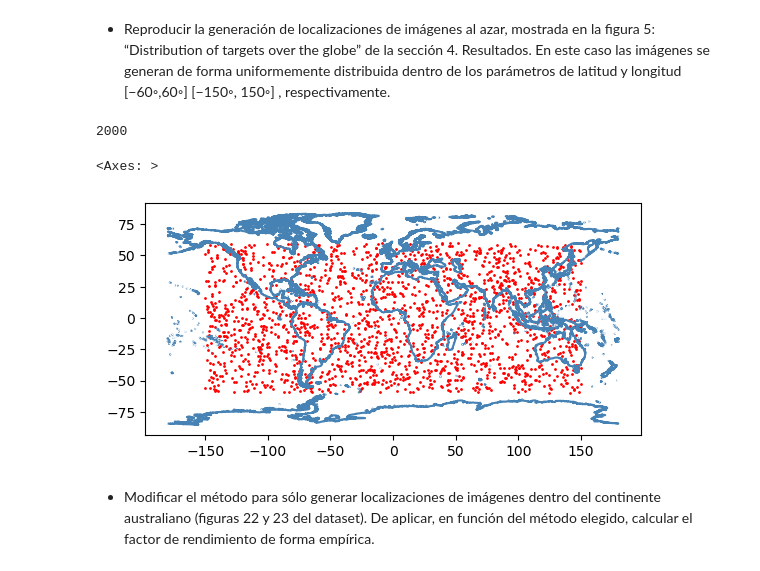
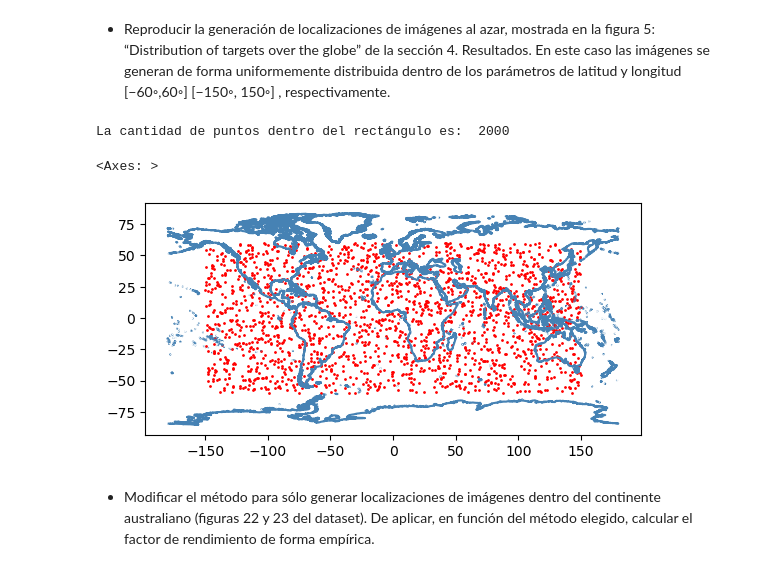
Before and after one commit to MartinCohen98/simulacion_tp1_grupo2_1c2024, a Jupyter notebook: mixmax_rng.ipynb, the cells around one changed output. Saved outputs shown, nothing was run; the diff lists cells and outputs as text; code cells hidden in the pictures.

```diff
--- a/mixmax_rng.ipynb
+++ b/mixmax_rng.ipynb
@@ -193,44 +193,53 @@ sección 4. Resultados. En este caso las imágenes se generan de forma
 uniformemente distribuida dentro de los parámetros de latitud y
 longitud [−60◦,60◦] [−150◦, 150◦] , respectivamente.
 # %%
-import random
 import geopandas as gpd
 from shapely.geometry import Point
 
-filename = '../datasets ejercicio 3/WB_Coastlines_10m/WB_Coastlines_10m.shp'
+# Importamos el archivo del dataset
+filename = './datasets ejercicio 3/WB_Coastlines_10m/WB_Coastlines_10m.shp'
 gdf = gpd.read_file(filename)
 
+# Declaramos los límites del rectángulo que vamos a usar para generar los puntos pseudoaleatorios
 xmin = -150.0
 xmax = 150.0
 ymin = -60.0
 ymax = 60.0
 
+# Calculamos la extensión en cada eje de los límites del rectángulo
 xext = xmax - xmin
 yext = ymax - ymin
 
+# Cantidad total de puntos a generar
 pointcount = 2000
 
+# Variable donde vamos a guardar los puntos generados
 points = []
+
+# Generamos puntos hasta obtener el total esperado
 while len(points) < pointcount:
-    # generate a random x and y
-    x = xmin + random.random() * xext
-    y = ymin + random.random() * yext
+    # Usamos nuestro generador de números pseudoaleatorios para obtener un punto dentro del rectángulo
+    x = xmin + rng.generate_number() * xext
+    y = ymin + rng.generate_number() * yext
     p = Point(x, y)
+
+    # Agregamos el punto a la lista
     points.append(p)
-    # print(p)
 
-print(len(points))
+print('La cantidad de puntos dentro del rectángulo es: ', len(points))
 
+# Creamos una GeoSeries para los puntos dentro del rectángulo para poder graficarlos
 gs = gpd.GeoSeries(points)
 
+# Creamos los gráficos
 fig, ax = plt.subplots()
 
 gdf.plot(ax=ax, facecolor='none', edgecolor='steelblue')
 gs.plot(ax=ax, color='r', markersize=1)
 # %% [output]
-2000
+La cantidad de puntos dentro del rectángulo es:  2000
 <Axes: >
-[figure, old version]
+[figure, new version]
 # %% [markdown]
 - Modificar el método para sólo generar localizaciones de imágenes
 dentro del continente australiano (figuras 22 y 23 del dataset). De aplicar, en función del método elegido,
```
Also changed, not shown: parts of 2 cells of this notebook, 22 other files.
